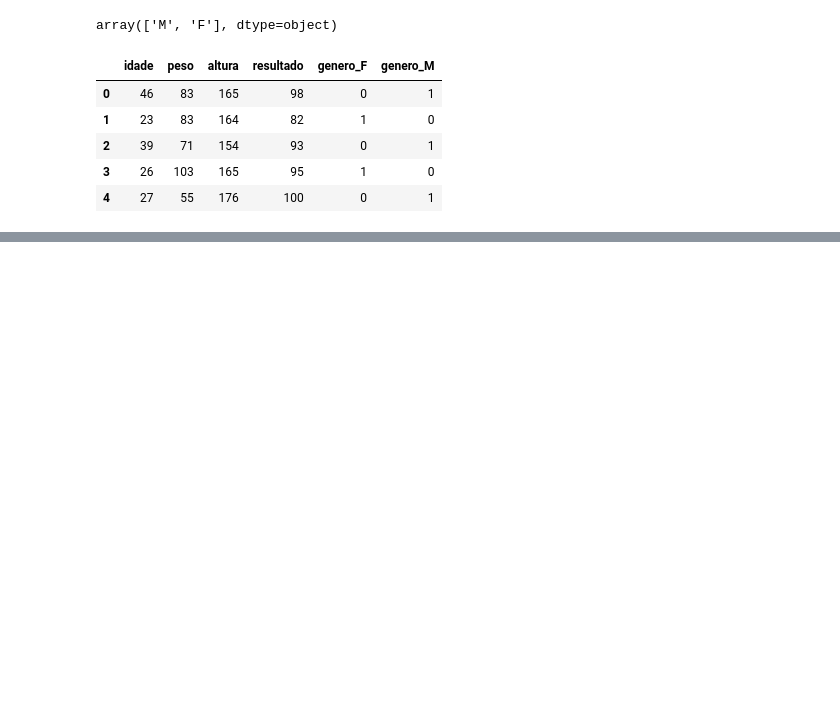
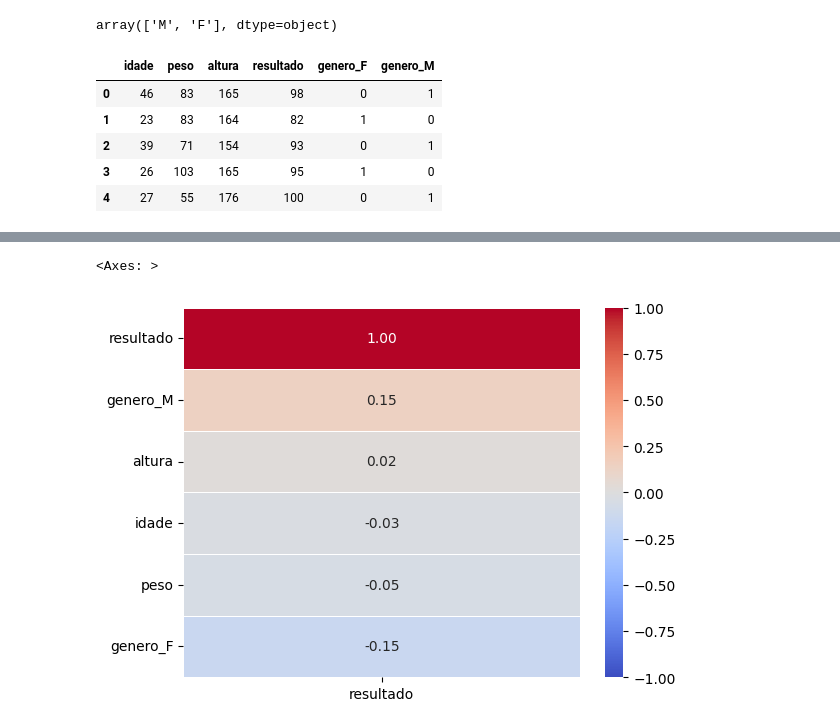
Before and after one commit to Tamicktom/modelo-diabetes, a Jupyter notebook: modelo_diabetes.ipynb, the cells around one changed output, grey strips where cells are left out. Cells and saved outputs as stored; diff of their text form; code cells hidden in the pictures; blank space fills up the shorter version.

```diff
--- a/modelo_diabetes.ipynb
+++ b/modelo_diabetes.ipynb
@@ -60,0 +67,7 @@ df_exames.head()
+# %%
+# Mapa de correlação só com a variáve target (resultado)
+tmp = df_exames.corr()[["resultado"]].sort_values(by="resultado", ascending=False)
+sns.heatmap(tmp, annot=True, vmin=-1,vmax=1,cmap='coolwarm', fmt='.2f', linewidths=0.5)
+# %% [output]
+<Axes: >
+[figure, added]
```
Also changed, not shown: parts of 3 cells of this notebook, 2 other files.
